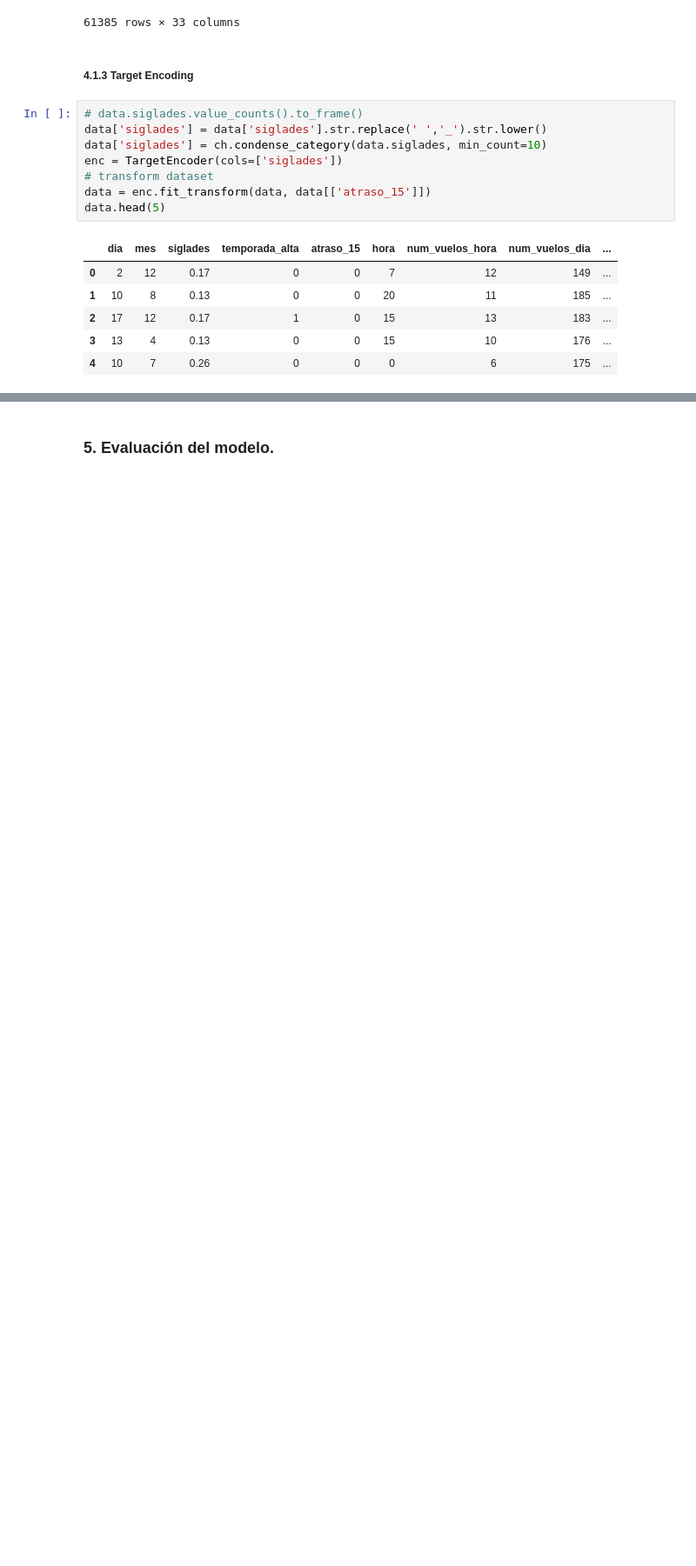
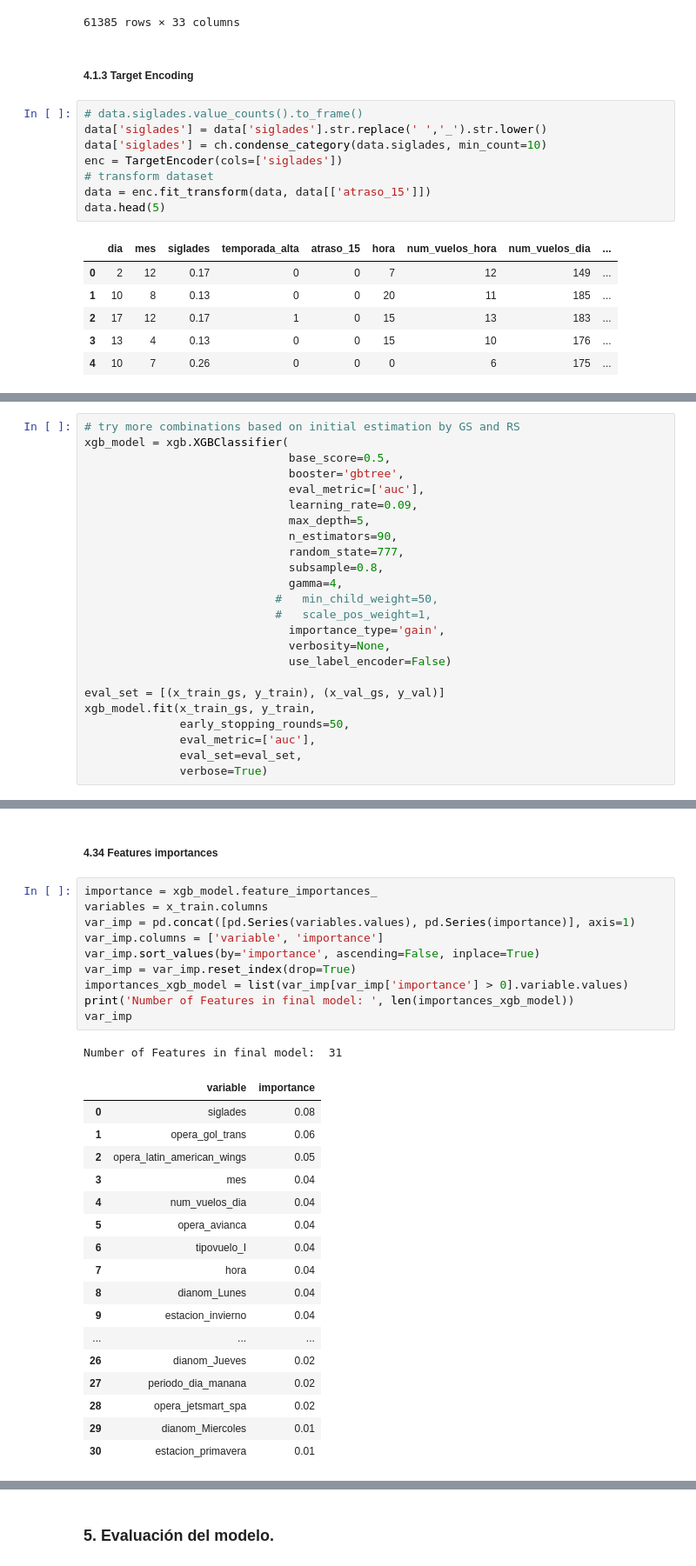
Before and after one commit to eaceror/latam-test, a Jupyter notebook: src/notebooks/solution.ipynb, the cells around one changed output, grey strips where cells are left out. Shown at 87% size. Saved outputs shown, nothing was run; the diff lists cells and outputs as text; blank space fills up the shorter version.

```diff
--- a/src/notebooks/solution.ipynb
+++ b/src/notebooks/solution.ipynb
@@ -581,0 +969,24 @@ data.head(5)
+# %%
+# try more combinations based on initial estimation by GS and RS
+xgb_model = xgb.XGBClassifier(
+                              base_score=0.5,
+                              booster='gbtree',
+                              eval_metric=['auc'],
+                              learning_rate=0.09,
+                              max_depth=5,
+                              n_estimators=90,
+                              random_state=777,
+                              subsample=0.8,
+                              gamma=4,
+                            #   min_child_weight=50,
+                            #   scale_pos_weight=1,
+                              importance_type='gain',
+                              verbosity=None,
+                              use_label_encoder=False)
+
+eval_set = [(x_train_gs, y_train), (x_val_gs, y_val)]
+xgb_model.fit(x_train_gs, y_train,
+              early_stopping_rounds=50,
+              eval_metric=['auc'],
+              eval_set=eval_set,
+              verbose=True)
@@ -581,0 +1101,31 @@ data.head(5)
+# %% [markdown]
+##### 4.34 Features importances
+# %%
+importance = xgb_model.feature_importances_
+variables = x_train.columns
+var_imp = pd.concat([pd.Series(variables.values), pd.Series(importance)], axis=1)
+var_imp.columns = ['variable', 'importance']
+var_imp.sort_values(by='importance', ascending=False, inplace=True)
+var_imp = var_imp.reset_index(drop=True)
+importances_xgb_model = list(var_imp[var_imp['importance'] > 0].variable.values)
+print('Number of Features in final model: ', len(importances_xgb_model))
+var_imp
+# %% [output]
+Number of Features in final model:  31
+|  | variable | importance |
+| 0 | siglades | 0.08 |
+| 1 | opera_gol_trans | 0.06 |
+| 2 | opera_latin_american_wings | 0.05 |
+| 3 | mes | 0.04 |
+| 4 | num_vuelos_dia | 0.04 |
+| 5 | opera_avianca | 0.04 |
+| 6 | tipovuelo_I | 0.04 |
+| 7 | hora | 0.04 |
+| 8 | dianom_Lunes | 0.04 |
+| 9 | estacion_invierno | 0.04 |
+| ... | ... | ... |
+| 26 | dianom_Jueves | 0.02 |
+| 27 | periodo_dia_manana | 0.02 |
+| 28 | opera_jetsmart_spa | 0.02 |
+| 29 | dianom_Miercoles | 0.01 |
+| 30 | estacion_primavera | 0.01 |
```
Also changed, not shown: parts of 20 cells of this notebook, 1 other file.
